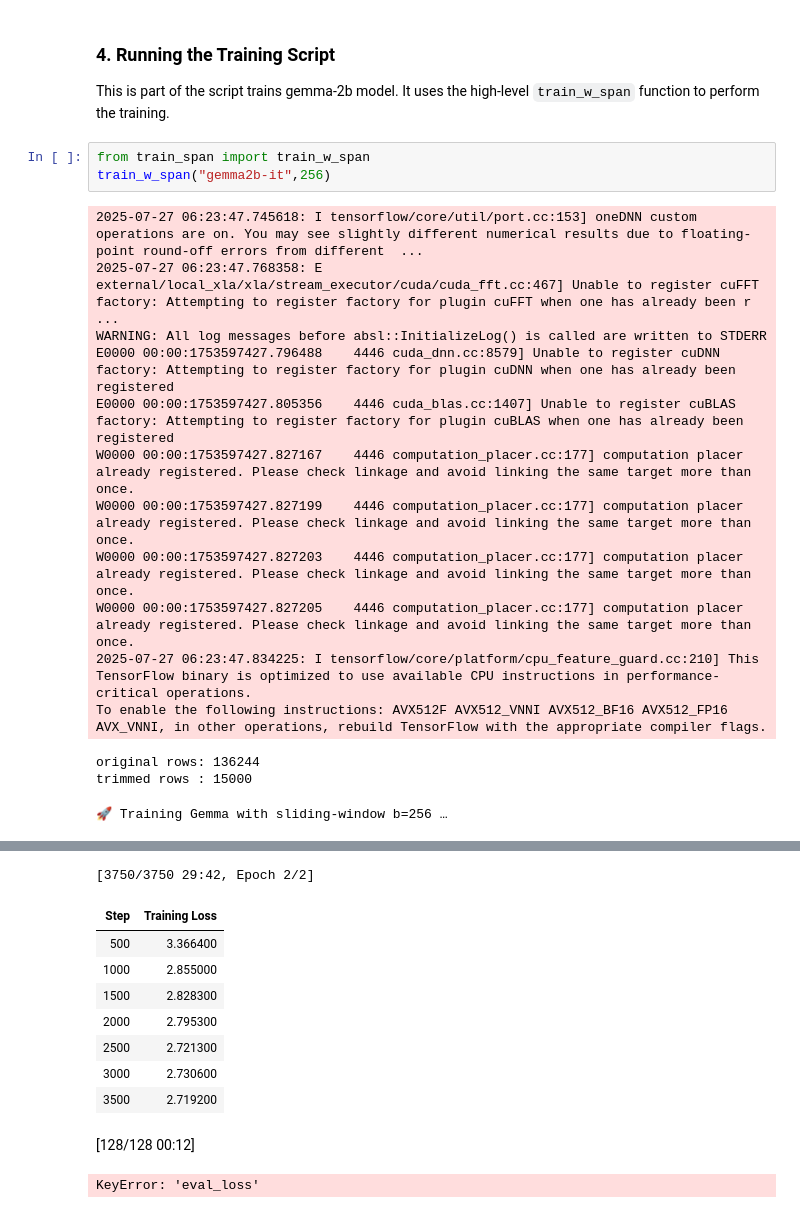
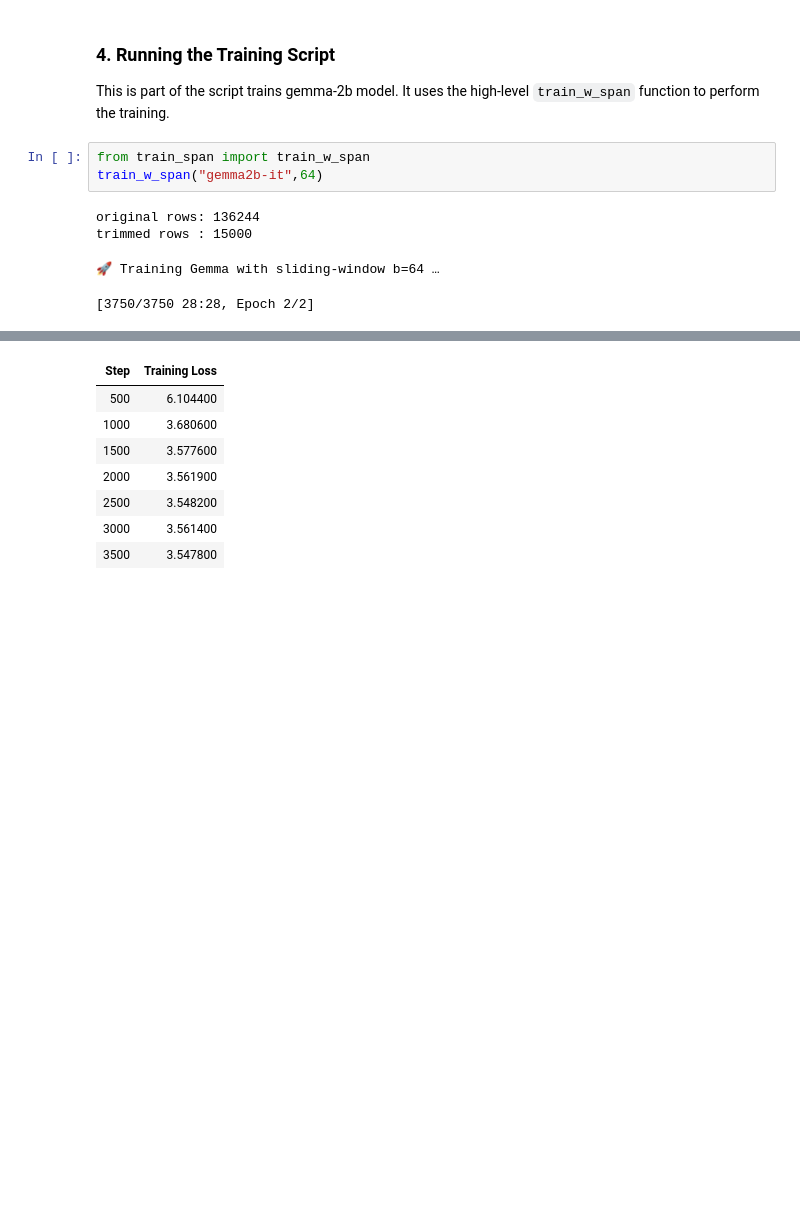
Before and after one commit to pranjal-ralegankar/LLM_RG, a Jupyter notebook: notebook_run_main_script.ipynb, the cells around one changed output, grey strips where cells are left out. Saved outputs shown, nothing was run; the diff lists cells and outputs as text; blank space fills up the shorter version.

```diff
--- a/notebook_run_main_script.ipynb
+++ b/notebook_run_main_script.ipynb
@@ -182,19 +182,9 @@ KeyboardInterrupt:
 This is part of the script trains gemma-2b model. It uses the high-level `train_w_span` function to perform the training.
 # %%
 from train_span import train_w_span
-train_w_span("gemma2b-it",256)
+train_w_span("gemma2b-it",64)
 # %% [output]
-2025-07-27 06:23:47.745618: I tensorflow/core/util/port.cc:153] oneDNN custom operations are on. You may see slightly different numerical results due to floating-point round-off errors from different  ...
-2025-07-27 06:23:47.768358: E external/local_xla/xla/stream_executor/cuda/cuda_fft.cc:467] Unable to register cuFFT factory: Attempting to register factory for plugin cuFFT when one has already been r ...
-WARNING: All log messages before absl::InitializeLog() is called are written to STDERR
-E0000 00:00:1753597427.796488    4446 cuda_dnn.cc:8579] Unable to register cuDNN factory: Attempting to register factory for plugin cuDNN when one has already been registered
-E0000 00:00:1753597427.805356    4446 cuda_blas.cc:1407] Unable to register cuBLAS factory: Attempting to register factory for plugin cuBLAS when one has already been registered
-W0000 00:00:1753597427.827167    4446 computation_placer.cc:177] computation placer already registered. Please check linkage and avoid linking the same target more than once.
-W0000 00:00:1753597427.827199    4446 computation_placer.cc:177] computation placer already registered. Please check linkage and avoid linking the same target more than once.
-W0000 00:00:1753597427.827203    4446 computation_placer.cc:177] computation placer already registered. Please check linkage and avoid linking the same target more than once.
-W0000 00:00:1753597427.827205    4446 computation_placer.cc:177] computation placer already registered. Please check linkage and avoid linking the same target more than once.
-2025-07-27 06:23:47.834225: I tensorflow/core/platform/cpu_feature_guard.cc:210] This TensorFlow binary is optimized to use available CPU instructions in performance-critical operations.
-To enable the following instructions: AVX512F AVX512_VNNI AVX512_BF16 AVX512_FP16 AVX_VNNI, in other operations, rebuild TensorFlow with the appropriate compiler flags.
+original rows: 136244
+trimmed rows : 15000
-original rows: 136244
-trimmed rows : 15000
+🚀 Training Gemma with sliding-window b=64 …
-🚀 Training Gemma with sliding-window b=256 …
+[3750/3750 28:28, Epoch 2/2]
@@ -202,11 +191,8 @@ trimmed rows : 15000
-[3750/3750 29:42, Epoch 2/2]
 | Step | Training Loss |
-| 500 | 3.366400 |
-| 1000 | 2.855000 |
-| 1500 | 2.828300 |
-| 2000 | 2.795300 |
-| 2500 | 2.721300 |
-| 3000 | 2.730600 |
-| 3500 | 2.719200 |
+| 500 | 6.104400 |
+| 1000 | 3.680600 |
+| 1500 | 3.577600 |
+| 2000 | 3.561900 |
+| 2500 | 3.548200 |
+| 3000 | 3.561400 |
+| 3500 | 3.547800 |
-[128/128 00:12]
-KeyError: 'eval_loss'
```
Also changed, not shown: parts of 1 cell of this notebook, 6 other files.
